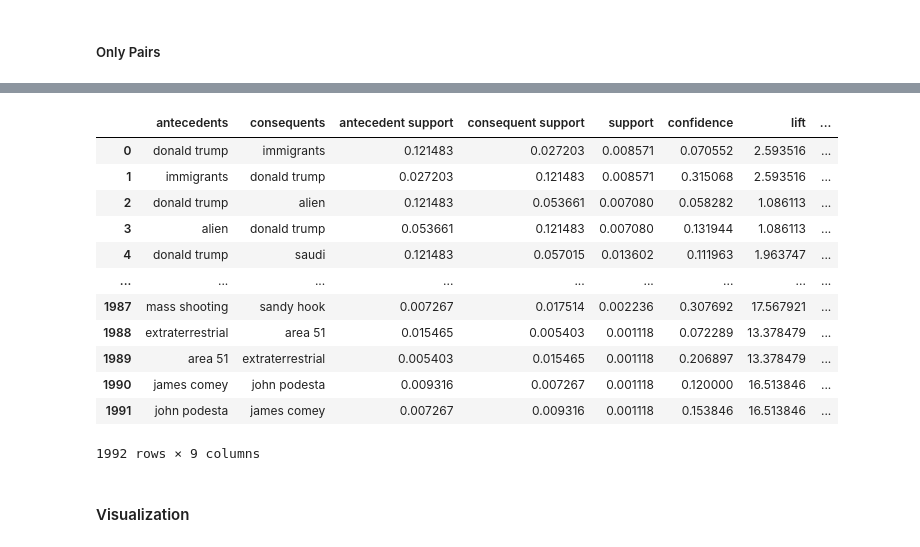
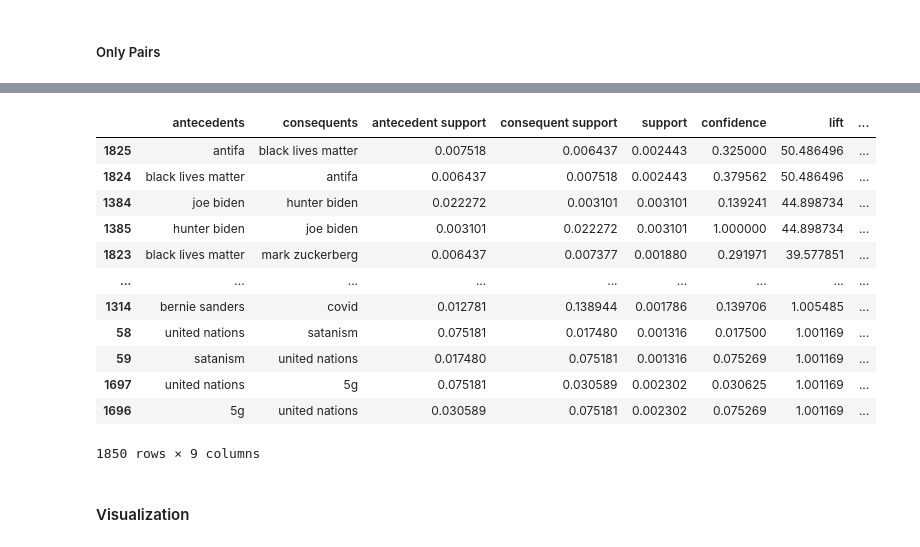
Before and after one commit to ldtcooper/conspiracy-network, a Jupyter notebook: notebook.ipynb, the cells around one changed output, grey strips where cells are left out. Cells and saved outputs as stored; diff of their text form; code cells hidden in the pictures.

```diff
--- a/notebook.ipynb
+++ b/notebook.ipynb
@@ -175,8 +175,8 @@ with open('./conspiracies.json', 'r') as f:
     seeds = json.load(f)
 
 spacy.prefer_gpu()
-keybart_model = spacy.load("en_core_web_trf", exclude=['tagger', 'parser', 'ner', 'attribute_ruler', 'lemmatizer'])
-kw_model = KeyBERT(model=keybart_model)
+keybert_model = spacy.load("en_core_web_trf", exclude=['tagger', 'parser', 'ner', 'attribute_ruler', 'lemmatizer'])
+kw_model = KeyBERT(model=keybert_model)
 
 mentions = Counter()
 pairs = []
@@ -184,14 +192,11 @@ words = []
 # %%
+newline_re = re.compile(r'(\r\n|\n)+')
+
 for chunk in tqdm(conspiracies):
-    texts = (chunk['title'] + ': ' + chunk['txt']).tolist()
+    texts = (chunk['txt'].str.replace(newline_re, ' ')).tolist()
 
-    keywords = kw_model.extract_keywords(texts, candidates=seeds, keyphrase_ngram_range=(1,3), top_n=10)
+    keywords = kw_model.extract_keywords(texts, candidates=seeds, keyphrase_ngram_range=(1,3), top_n=10, use_mmr=True)
     words += keywords
     # empty_indices = set([i for i, k in enumerate(keywords) if len(k) == 0])
+    validation_set += [(texts[i], keywords[i]) for i in generate_sample_inds(len(chunk) // 1000, len(chunk))]
     keywords = [[name for name, _ in article] for article in keywords if len(article) > 0]
-    for el in keywords:
-        mentions += Counter(el)
-        if len(el) > 1:
-            pairs += combinations(el, 2)
-
-pair_count_dict = Counter(pairs)
@@ -224,11 +209,8 @@ pair_counts
 with open('./data/keyword_instances.json', 'w') as f:
     json.dump([[w[0] for w in article] for article in words], f)
 
-with open('./data/keyword_pairs.json', 'w') as f:
-    json.dump(pair_counts, f)
-
-with open('./data/keyword_counts.json', 'w') as f:
-    json.dump(key_counts, f)
+with open('./data/validation.json', 'w') as f:
+    json.dump(validation_set, f)
 # %% [markdown]
 #### Rule Mining
 # %%
@@ -245,0 +222,19 @@ with open('./data/keyword_counts.json', 'r') as f:
+# %%
+# some keywords are near-duplicates of each other to ensure that variants are picked up.
+# this needs to be corrected before the next steps to get accurate counts
+duplicates = {
+    'obama': 'barack obama',
+    'coronavirus': 'covid',
+    'trump': 'donald trump',
+    'eu': 'european union',
+    'biden': 'joe biden',
+    'epstein': 'jeffrey epstein',
+    'john f kennedy': 'jfk',
+    'nwo': 'new world order',
+    'pedophiles': 'pedophilia',
+    'Q': 'qanon',
+    'unidentified flying object': 'ufo'
+}
+
+words = [list(set([duplicates[el] if el in duplicates else el for el in article])) for article in words if len(article) > 0]
+words
@@ -396,21 +433,21 @@ pair_rules.sort_values('lift', ascending=False)
 # %%
 pair_rules['antecedents'] = pair_rules['antecedents'].apply(lambda x: list(x)[0]).astype(str)
 pair_rules['consequents'] = pair_rules['consequents'].apply(lambda x: list(x)[0]).astype(str)
-pair_rules
+pair_rules.sort_values('lift', ascending=False)
 # %% [output]
 |  | antecedents | consequents | antecedent support | consequent support | support | confidence | lift | ... |
-| 0 | donald trump | immigrants | 0.121483 | 0.027203 | 0.008571 | 0.070552 | 2.593516 | ... |
-| 1 | immigrants | donald trump | 0.027203 | 0.121483 | 0.008571 | 0.315068 | 2.593516 | ... |
-| 2 | donald trump | alien | 0.121483 | 0.053661 | 0.007080 | 0.058282 | 1.086113 | ... |
-| 3 | alien | donald trump | 0.053661 | 0.121483 | 0.007080 | 0.131944 | 1.086113 | ... |
-| 4 | donald trump | saudi | 0.121483 | 0.057015 | 0.013602 | 0.111963 | 1.963747 | ... |
+| 1825 | antifa | black lives matter | 0.007518 | 0.006437 | 0.002443 | 0.325000 | 50.486496 | ... |
+| 1824 | black lives matter | antifa | 0.006437 | 0.007518 | 0.002443 | 0.379562 | 50.486496 | ... |
+| 1384 | joe biden | hunter biden | 0.022272 | 0.003101 | 0.003101 | 0.139241 | 44.898734 | ... |
+| 1385 | hunter biden | joe biden | 0.003101 | 0.022272 | 0.003101 | 1.000000 | 44.898734 | ... |
+| 1823 | black lives matter | mark zuckerberg | 0.006437 | 0.007377 | 0.001880 | 0.291971 | 39.577851 | ... |
 | ... | ... | ... | ... | ... | ... | ... | ... | ... |
-| 1987 | mass shooting | sandy hook | 0.007267 | 0.017514 | 0.002236 | 0.307692 | 17.567921 | ... |
-| 1988 | extraterrestrial | area 51 | 0.015465 | 0.005403 | 0.001118 | 0.072289 | 13.378479 | ... |
-| 1989 | area 51 | extraterrestrial | 0.005403 | 0.015465 | 0.001118 | 0.206897 | 13.378479 | ... |
-| 1990 | james comey | john podesta | 0.009316 | 0.007267 | 0.001118 | 0.120000 | 16.513846 | ... |
-| 1991 | john podesta | james comey | 0.007267 | 0.009316 | 0.001118 | 0.153846 | 16.513846 | ... |
+| 1314 | bernie sanders | covid | 0.012781 | 0.138944 | 0.001786 | 0.139706 | 1.005485 | ... |
+| 58 | united nations | satanism | 0.075181 | 0.017480 | 0.001316 | 0.017500 | 1.001169 | ... |
+| 59 | satanism | united nations | 0.017480 | 0.075181 | 0.001316 | 0.075269 | 1.001169 | ... |
+| 1697 | united nations | 5g | 0.075181 | 0.030589 | 0.002302 | 0.030625 | 1.001169 | ... |
+| 1696 | 5g | united nations | 0.030589 | 0.075181 | 0.002302 | 0.075269 | 1.001169 | ... |
-1992 rows × 9 columns
+1850 rows × 9 columns
 # %% [markdown]
 #### Visualization
 # %%
```
Also changed, not shown: parts of 23 cells of this notebook, 2 other files.
